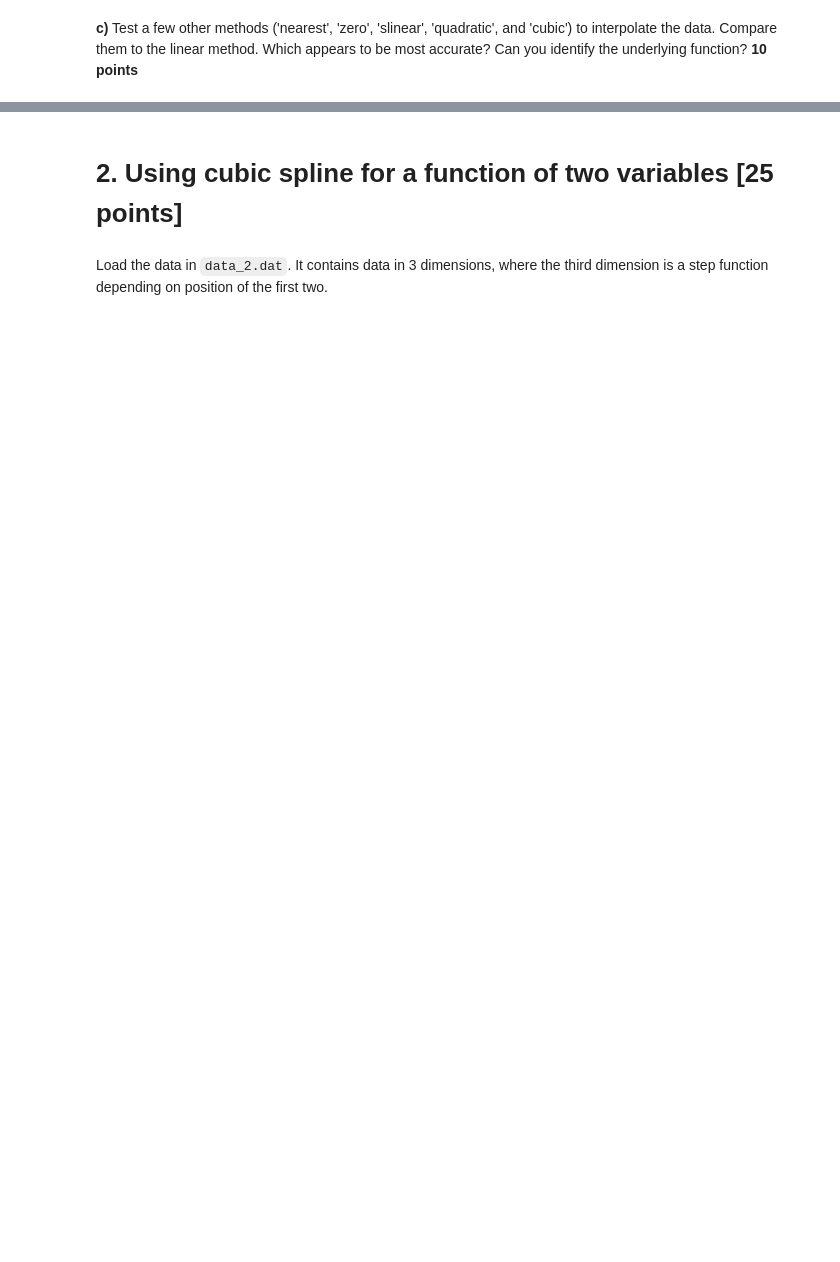
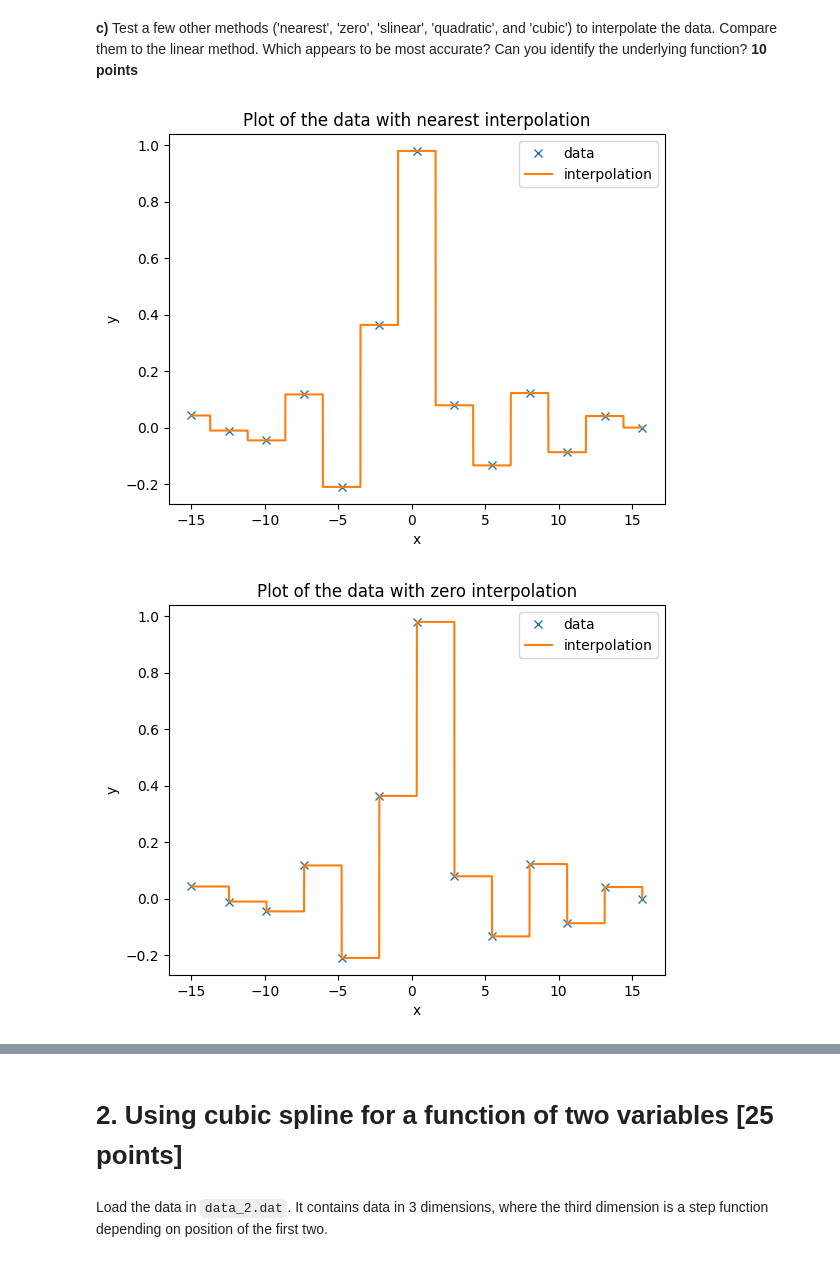
Before and after one commit to DAAP-Summer-2024/interpolation-and-smoothing-xdmc2012, a Jupyter notebook: assignment_6.ipynb, the cells around one changed output, grey strips where cells are left out. Cells and saved outputs as stored; diff of their text form; code cells hidden in the pictures; blank space fills up the shorter version.

```diff
--- a/assignment_6.ipynb
+++ b/assignment_6.ipynb
@@ -15,2 +67,12 @@ Load the data in `sparse_1.dat`. You will try to find a smooth the data using in
 # %% [markdown]
 **c)** Test a few other methods ('nearest', 'zero', 'slinear', 'quadratic', and 'cubic') to interpolate the data. Compare them to the linear method. Which appears to be most accurate? Can you identify the underlying function? **10 points**
+# %%
+interpol(data1, "nearest")
+interpol(data1, "zero")
+interpol(data1, "linear")
+interpol(data1, "slinear")
+interpol(data1, "quadratic")
+interpol(data1, "cubic")
+# %% [output]
+[figure, added]
+[figure, added]
```
Also changed, not shown: parts of 18 cells of this notebook.
